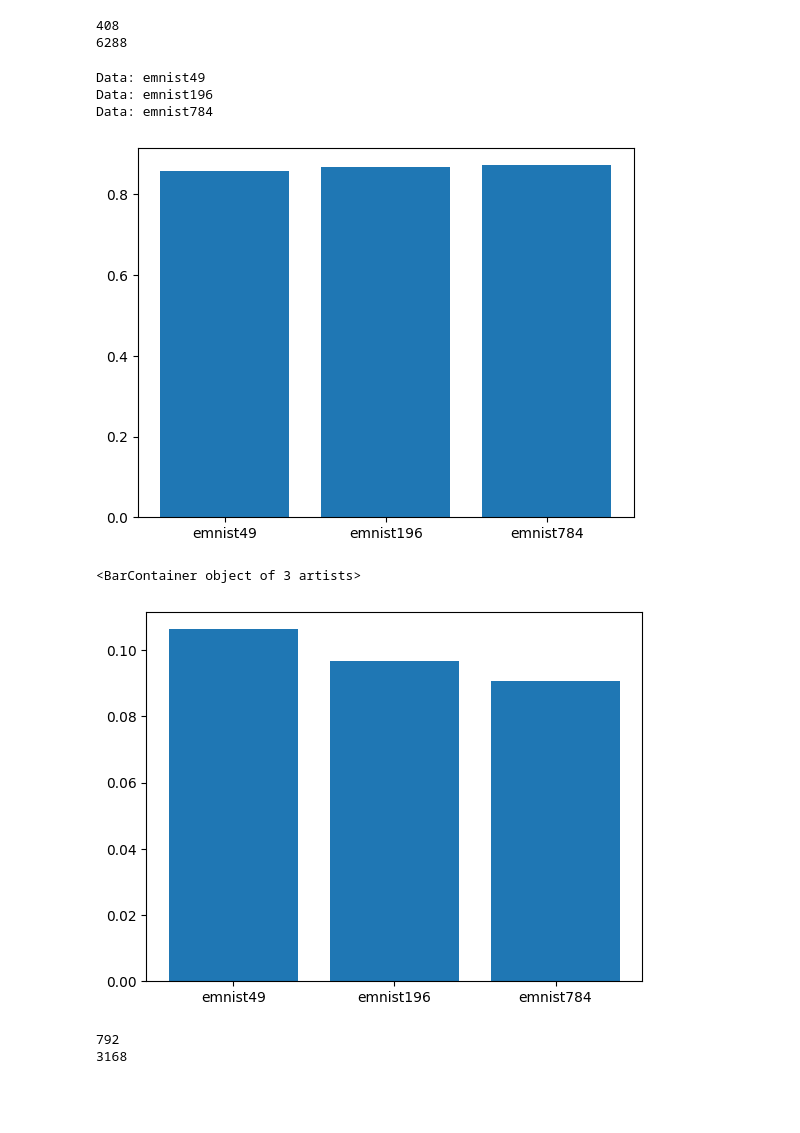
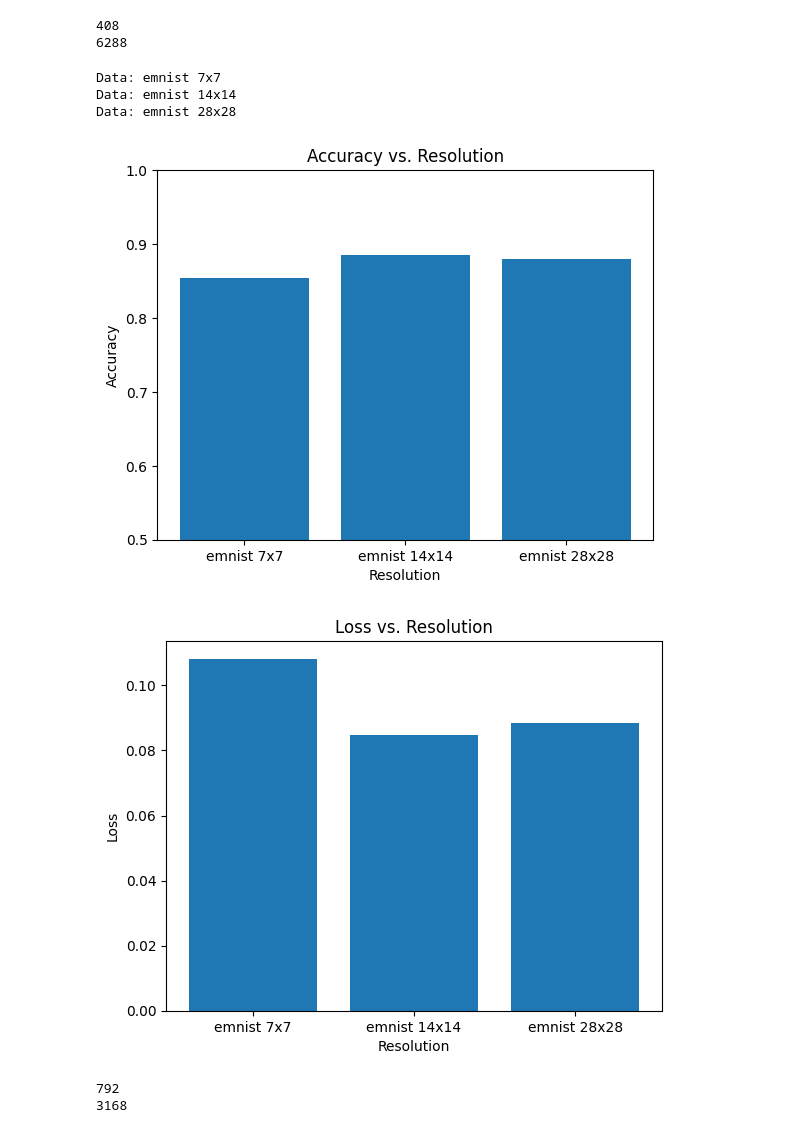
Before and after one commit to bunnalec/NeuralGraphPaper, a Jupyter notebook: mnist_generalizer.ipynb, the cells around one changed output. Saved outputs shown, nothing was run; the diff lists cells and outputs as text; code cells hidden in the pictures; blank space fills up the shorter version.

```diff
--- a/mnist_generalizer.ipynb
+++ b/mnist_generalizer.ipynb
@@ -279,8 +272,6 @@ graph.save("models/memorize.pt")
 # %% [markdown]
 ### Generalization Task
 ##### Given input/output pairs from a specific task, given output from unseen input data from that task
-# %%
-graph.load("models/memorize.pt")
 # %%
 TRAIN_EXAMPLES = 10
 TEST_EXAMPLES = 10
@@ -404,3 +395,5 @@ plt.show()
+# %%
+graph.load("models/generalize_10000.pt")
 # %% [markdown]
 ### Evaluate on Train digits, Test digits, Fashion test
 # %%
@@ -433,7 +426,7 @@ overall_losses = {}
 
 N = 2048
 
-for data_name, dataset in {"mnist_test":mnist_test, "emnist_test":emnist_test, "fashion_test":fashion_test}.items():# ["valid"]:
+for data_name, dataset in {"emnist_test":emnist_test, "mnist_test":mnist_test, "fashion_test":fashion_test}.items():# ["valid"]:
     print(f"Data: {data_name}")
 
     accs = {"graph":[], "linreg":[], "ANN_50_steps":[], "ANN_10_steps":[], "ANN_1_steps":[]}
@@ -571,12 +564,12 @@ graph784.load("models/generalize_10000.pt")
 408
 6288
 # %%
-N = 128
+N = 2048
 
 accs = {}
 losses = {}
 
-for data_name, dataset, g in zip(["emnist49", "emnist196", "emnist784"], [emnist49, emnist_test, emnist784], [graph49, graph, graph784]):
+for data_name, dataset, g in zip(["emnist 7x7", "emnist 14x14", "emnist 28x28"], [emnist49, emnist_test, emnist784], [graph49, graph, graph784]):
     print(f"Data: {data_name}")
 
     x_train, y_train, x_test, y_test, classes = get_batch_data(dataset=dataset, batch_size=N)
@@ -596,17 +589,27 @@ for data_name, dataset, g in zip(["emnist49", "emnist196", "emnist784"], [emnist
         accs[data_name] = acc.item()
         losses[data_name] = loss.item()
 # %% [output]
-Data: emnist49
-Data: emnist196
-Data: emnist784
+Data: emnist 7x7
+Data: emnist 14x14
+Data: emnist 28x28
 # %%
+plt.title("Accuracy vs. Resolution")
+plt.xlabel("Resolution")
+plt.ylabel("Accuracy")
 plt.bar(accs.keys(), accs.values())
+plt.ylim(.5, 1)
+plt.savefig("resolutions.png")
 plt.show()
+
+
+plt.title("Loss vs. Resolution")
+plt.xlabel("Resolution")
+plt.ylabel("Loss")
 plt.bar(losses.keys(), losses.values())
+plt.show()
 # %% [output]
-[figure, old version]
+[figure, new version]
-<BarContainer object of 3 artists>
-[figure, old version]
+[figure, new version]
 # %%
 shape = [14**2, 4, n_classes]
 n_nodes = sum(shape)
```
Also changed, not shown: parts of 14 cells of this notebook, 5 other files.
